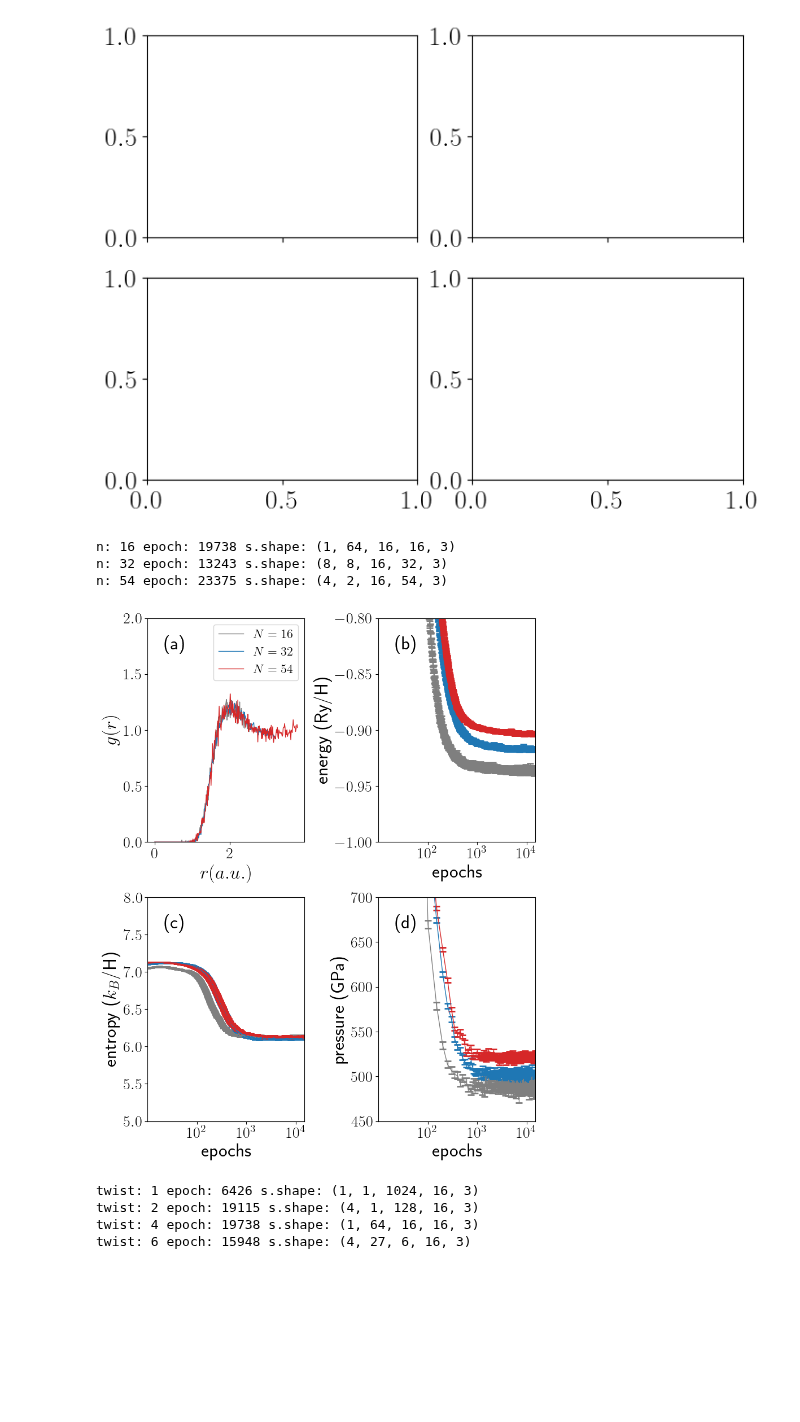
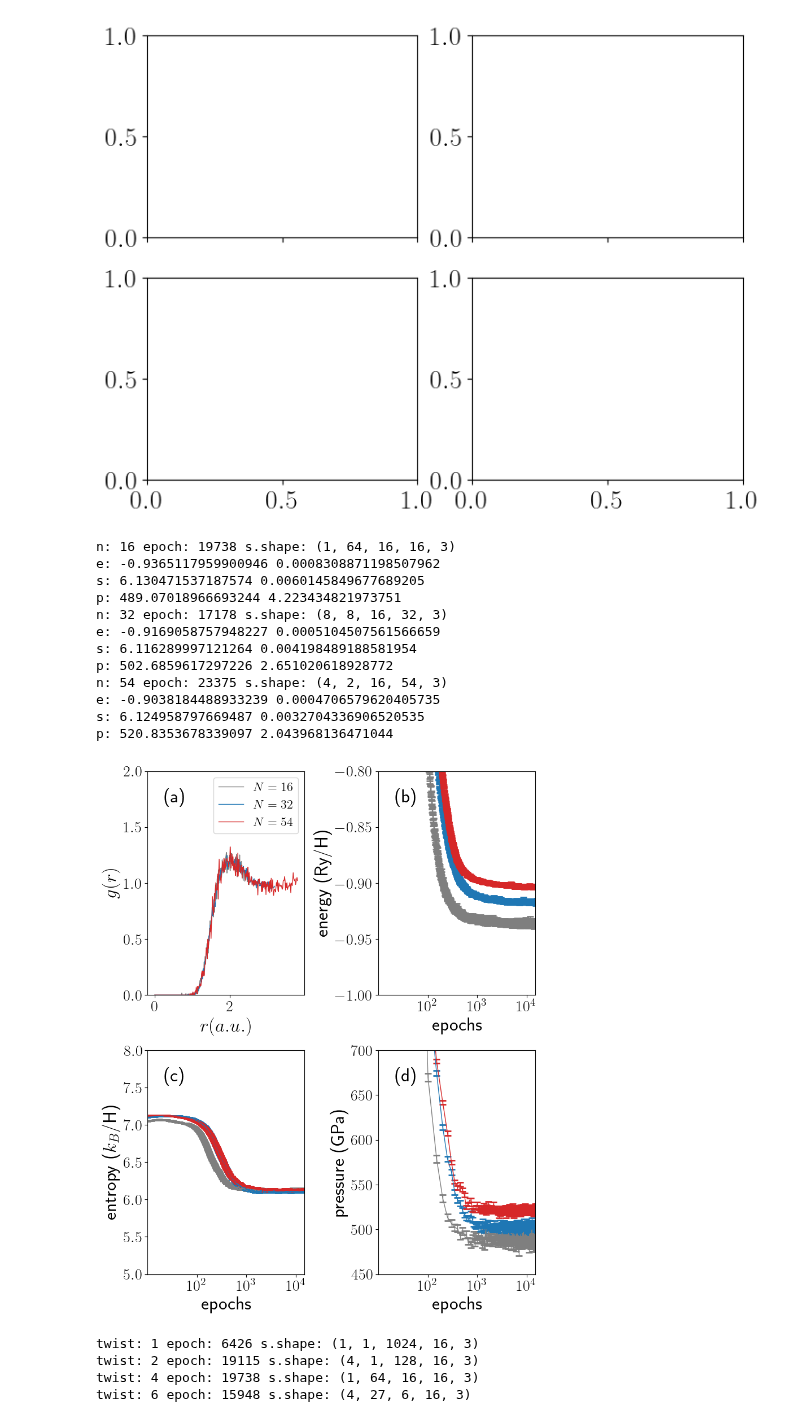
Before and after one commit to fermiflow/hydrogen, a Jupyter notebook: analysis/figs.ipynb, the cells around one changed output. Cells and saved outputs as stored; diff of their text form; code cells hidden in the pictures; blank space fills up the shorter version.

```diff
--- a/analysis/figs.ipynb
+++ b/analysis/figs.ipynb
@@ -481,6 +482,7 @@ paths = [
     "../data/ff35520-r-fixk0-backflow-tabc-w-feature-learnf-corrects-real-twist/n_54_dim_3_t_4_rs_1.25_T_6000_fs_1_fd_3_fh1_32_fh2_16_wd_4_wh1_32_wh2_16_Nf_1_K_1_nk_57_Gmax_15_kappa_10_mctherm_10_mcsteps_50_500_mcwidth_0.02_0.04_lr_0.05_0.05_decay_0.001_damping_0.001_0.001_norm_0.001_0.001_clip_5_alpha_0.05_ws_16_bs_8_accsteps_1",
 ]
 colors = ["C7", "C0", "C3"]
+alpha = 0.01
 
 for n, path, color in zip(ns, paths, colors):
     # (a) rdf
@@ -521,6 +523,8 @@ for n, path, color in zip(ns, paths, colors):
     ax.set_xscale('log')
     ax.set_xticks([100, 1000, 10000])
 
+    e_ewm, e_ewm_var = running_average(y, alpha)
+
     # (c) entropy
     ds = -jax.scipy.special.gammaln(n+1)/n + 1.5*(1+np.log(1836*rs**2/(4*np.pi)*T/157887.66))
     y = df['s'].values + ds
@@ -535,38 +539,55 @@ for n, path, color in zip(ns, paths, colors):
     ax.set_ylim([5, 8])
     ax.set_xscale('log')
     ax.set_xticks([100, 1000, 10000])
+
+    s_ewm, s_ewm_var = running_average(y, alpha)
 
     # (d) pressure
     L = (4/3*np.pi*n)**(1/3)
     y = df['p'].values + (2*Kp)/(3*(L*rs)**3)*14710.513242194795*n
     yerr = df['p_err'].values
 
     ax = axes[1, 1]
     ax.errorbar(df['epoch'].values[::SKIP], y[::SKIP], yerr=yerr[::SKIP], color=color,
             markerfacecolor='none', markeredgewidth=2, ms=2, capsize=4, label="$N=%d$" % n)
     ax.set_xlabel('epochs')
     ax.set_ylabel('pressure (GPa)')
     ax.set_xlim([10, 15000])
     ax.set_ylim([450, 700])
     ax.set_xscale('log')
     ax.set_xticks([100, 1000, 10000])
     #ax.legend()
 
+    p_ewm, p_ewm_var = running_average(y, alpha)
+
+    print("e:", e_ewm[-1], np.sqrt(e_ewm_var[-1]))
+    print("s:", s_ewm[-1], np.sqrt(s_ewm_var[-1]))
+    print("p:", p_ewm[-1], np.sqrt(p_ewm_var[-1]))
+
 panels = np.array([["(a)", "(b)"],
                    ["(c)", "(d)"]])
 for row in range(2):
     for col in range(2):
         at = AnchoredText(panels[row, col], prop=dict(size=24), frameon=False, loc=2)
         at.patch.set_boxstyle("round,pad=0.,rounding_size=0.2")
         axes[row, col].add_artist(at)
 
 plt.tight_layout()
 plt.savefig('N_scaling.pdf')
 # %% [output]
 n: 16 epoch: 19738 s.shape: (1, 64, 16, 16, 3)
-n: 32 epoch: 13243 s.shape: (8, 8, 16, 32, 3)
+e: -0.9365117959900946 0.0008308871198507962
+s: 6.130471537187574 0.0060145849677689205
+p: 489.07018966693244 4.223434821973751
+n: 32 epoch: 17178 s.shape: (8, 8, 16, 32, 3)
+e: -0.9169058757948227 0.0005104507561566659
+s: 6.116289997121264 0.004198489188581954
+p: 502.6859617297226 2.651020618928772
 n: 54 epoch: 23375 s.shape: (4, 2, 16, 54, 3)
+e: -0.9038184488933239 0.0004706579620405735
+s: 6.124958797669487 0.0032704336906520535
+p: 520.8353678339097 2.043968136471044
-[figure, old version]
+[figure, new version]
 # %%
 fig, axes = plt.subplots(2, 2, figsize=(8, 10))
 
```
Also changed, not shown: parts of 1 cell of this notebook, 4 other files.
